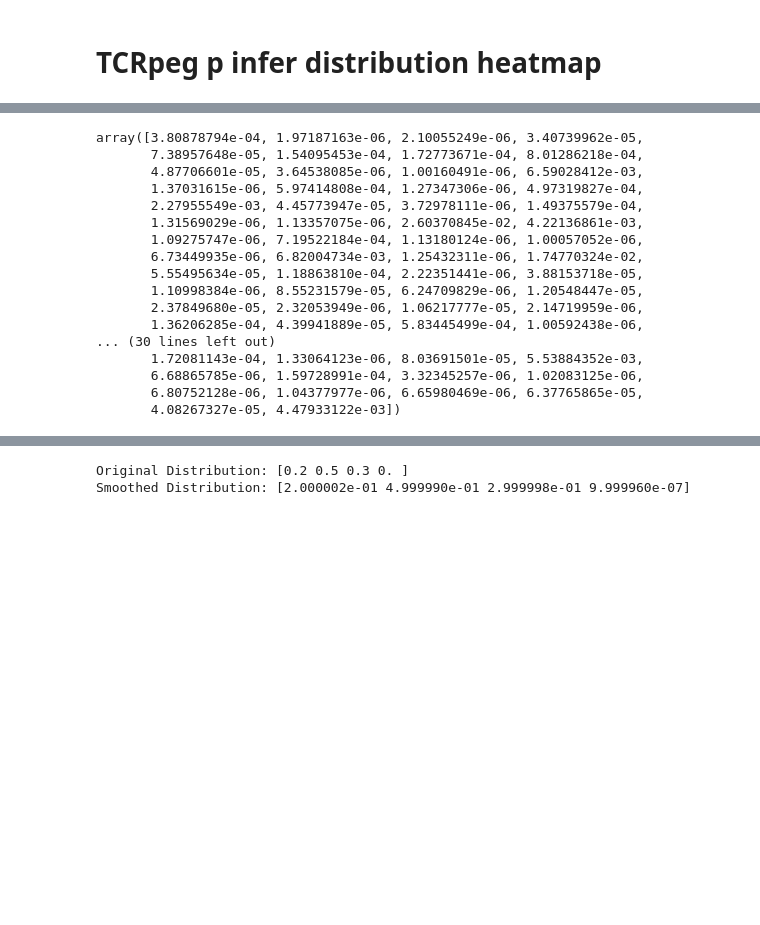
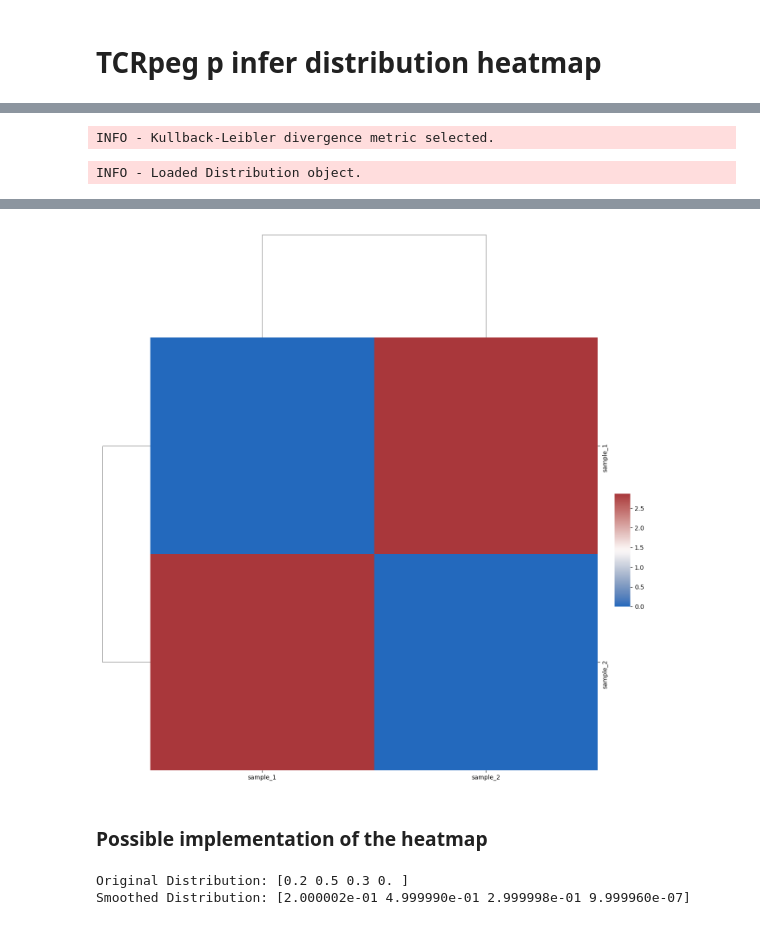
Before and after one commit to i3-unit/TCRpeg_i3, a Jupyter notebook: tutorial_heatmap_pinfer.ipynb, the cells around one changed output, grey strips where cells are left out. Cells and saved outputs as stored; diff of their text form; code cells hidden in the pictures; blank space fills up the shorter version.

```diff
--- a/tutorial_heatmap_pinfer.ipynb
+++ b/tutorial_heatmap_pinfer.ipynb
@@ -145,3 +39,3 @@ def process_numpy_files(folder_path):
 # %%
-p_infer, sample_name = process_numpy_files('results_sample_data/p_infer/raw/')
+distance_calculator = DistributionProcessor(data='results_sample_data/p_infer/raw/')
 # %% [output]
@@ -199,20 +43,11 @@ epsilon=1e-50
-# %%
-np.clip(distribution_one + epsilon, a_min=epsilon, a_max=None)
-# %% [output]
-array([3.80878794e-04, 1.97187163e-06, 2.10055249e-06, 3.40739962e-05,
-       7.38957648e-05, 1.54095453e-04, 1.72773671e-04, 8.01286218e-04,
-       4.87706601e-05, 3.64538085e-06, 1.00160491e-06, 6.59028412e-03,
-       1.37031615e-06, 5.97414808e-04, 1.27347306e-06, 4.97319827e-04,
-       2.27955549e-03, 4.45773947e-05, 3.72978111e-06, 1.49375579e-04,
-       1.31569029e-06, 1.13357075e-06, 2.60370845e-02, 4.22136861e-03,
-       1.09275747e-06, 7.19522184e-04, 1.13180124e-06, 1.00057052e-06,
-       6.73449935e-06, 6.82004734e-03, 1.25432311e-06, 1.74770324e-02,
-       5.55495634e-05, 1.18863810e-04, 2.22351441e-06, 3.88153718e-05,
-       1.10998384e-06, 8.55231579e-05, 6.24709829e-06, 1.20548447e-05,
-       2.37849680e-05, 2.32053949e-06, 1.06217777e-05, 2.14719959e-06,
-       1.36206285e-04, 4.39941889e-05, 5.83445499e-04, 1.00592438e-06,
-... (30 lines left out)
-       1.72081143e-04, 1.33064123e-06, 8.03691501e-05, 5.53884352e-03,
-       6.68865785e-06, 1.59728991e-04, 3.32345257e-06, 1.02083125e-06,
-       6.80752128e-06, 1.04377977e-06, 6.65980469e-06, 6.37765865e-05,
-       4.08267327e-05, 4.47933122e-03])
+# %%
+distance = distance_calculator.run(distance_metric='kl')
+# %% [output]
+INFO - Kullback-Leibler divergence metric selected.
+# %%
+plot_distance = DistributionHeatmapPlotter(distance)
+# %% [output]
+INFO - Loaded Distribution object.
+# %%
+plot_distance.run()
+# %% [output]
@@ -219,3 +58,6 @@ array([3.80878794e-04, 1.97187163e-06, 2.10055249e-06, 3.40739962e-05,
+[figure, added]
+# %% [markdown]
+### Possible implementation of the heatmap
 # %%
 import numpy as np
 
```
Also changed, not shown: parts of 59 cells of this notebook.
